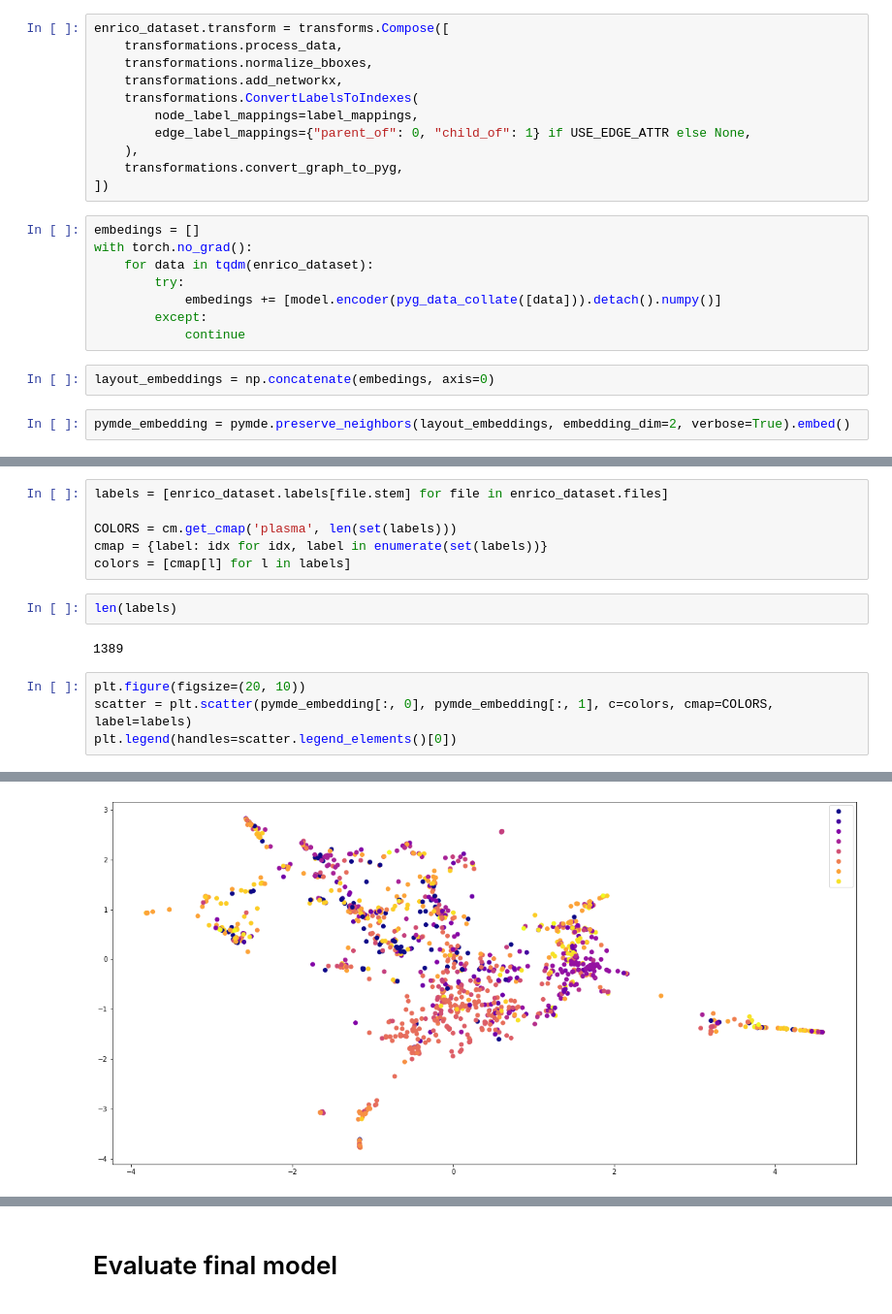
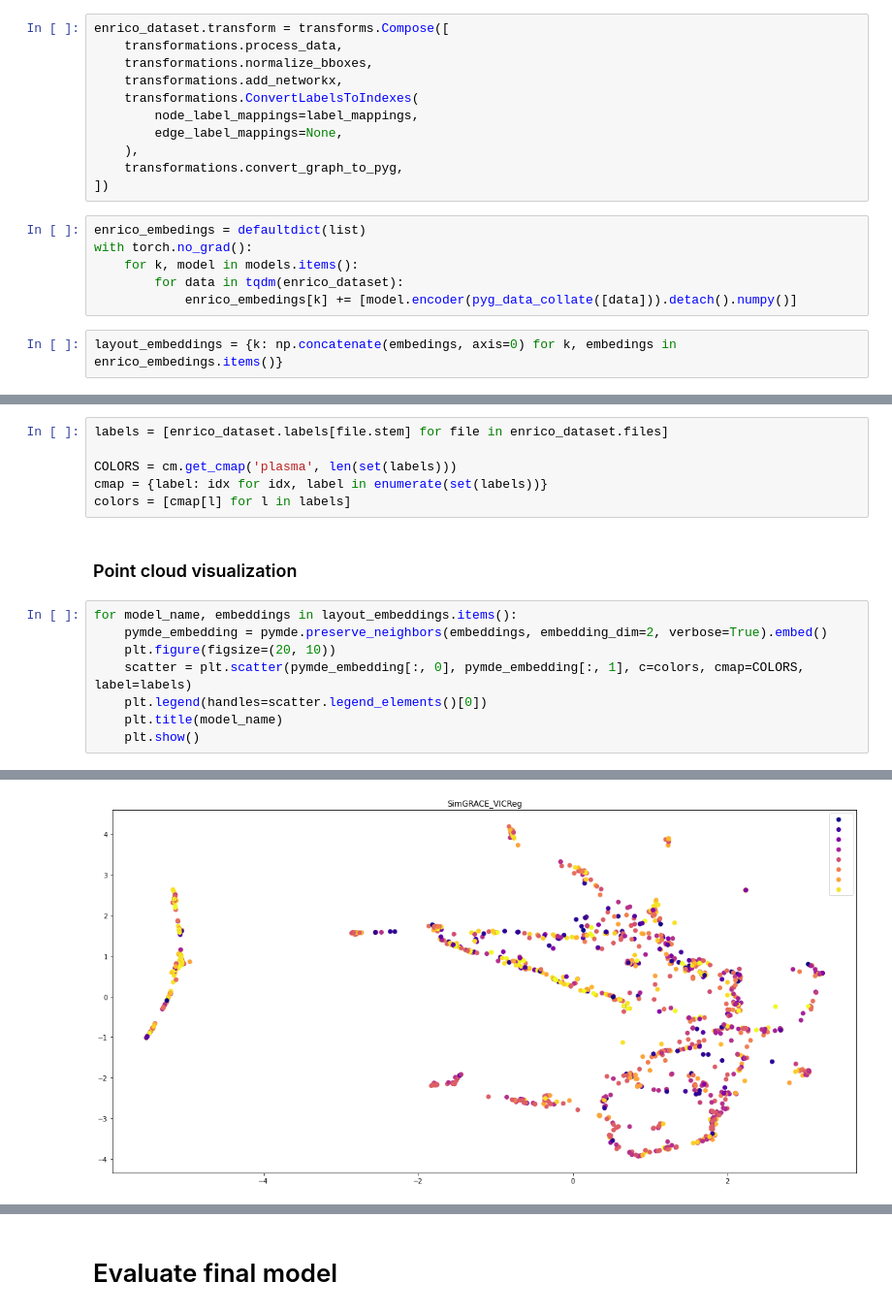
Before and after one commit to SSamDav/Layout-GNN, a Jupyter notebook: notebooks/3_evaluate_model.ipynb, the cells around one changed output, grey strips where cells are left out. Shown at 97% size. Saved outputs shown, nothing was run; the diff lists cells and outputs as text.

```diff
--- a/notebooks/3_evaluate_model.ipynb
+++ b/notebooks/3_evaluate_model.ipynb
@@ -235,19 +235,15 @@ enrico_dataset.transform = transforms.Compose([
     transformations.add_networkx,
     transformations.ConvertLabelsToIndexes(
         node_label_mappings=label_mappings,
-        edge_label_mappings={"parent_of": 0, "child_of": 1} if USE_EDGE_ATTR else None,
+        edge_label_mappings=None,
     ),
     transformations.convert_graph_to_pyg,
 ])
 # %%
-embedings = []
+enrico_embedings = defaultdict(list)
 with torch.no_grad():
-    for data in tqdm(enrico_dataset):
-        try:
-            embedings += [model.encoder(pyg_data_collate([data])).detach().numpy()]
-        except:
-            continue
+    for k, model in models.items():
+        for data in tqdm(enrico_dataset):
+            enrico_embedings[k] += [model.encoder(pyg_data_collate([data])).detach().numpy()]
 # %%
-layout_embeddings = np.concatenate(embedings, axis=0)
+layout_embeddings = {k: np.concatenate(embedings, axis=0) for k, embedings in enrico_embedings.items()}
-# %%
-pymde_embedding = pymde.preserve_neighbors(layout_embeddings, embedding_dim=2, verbose=True).embed()
@@ -264,12 +253,14 @@ labels = [enrico_dataset.labels[file.stem] for file in enrico_dataset.files]
 COLORS = cm.get_cmap('plasma', len(set(labels)))
 cmap = {label: idx for idx, label in enumerate(set(labels))}
 colors = [cmap[l] for l in labels]
-# %%
-len(labels)
-# %% [output]
-1389
+# %% [markdown]
+### Point cloud visualization
 # %%
-plt.figure(figsize=(20, 10))
-scatter = plt.scatter(pymde_embedding[:, 0], pymde_embedding[:, 1], c=colors, cmap=COLORS, label=labels)
-plt.legend(handles=scatter.legend_elements()[0])
+for model_name, embeddings in layout_embeddings.items():
+    pymde_embedding = pymde.preserve_neighbors(embeddings, embedding_dim=2, verbose=True).embed()
+    plt.figure(figsize=(20, 10))
+    scatter = plt.scatter(pymde_embedding[:, 0], pymde_embedding[:, 1], c=colors, cmap=COLORS, label=labels)
+    plt.legend(handles=scatter.legend_elements()[0])
+    plt.title(model_name)
+    plt.show()
 # %% [output]
@@ -277 +273 @@ plt.legend(handles=scatter.legend_elements()[0])
-[figure, old version]
+[figure, new version]
```
Also changed, not shown: parts of 20 cells of this notebook, 2 other files.
